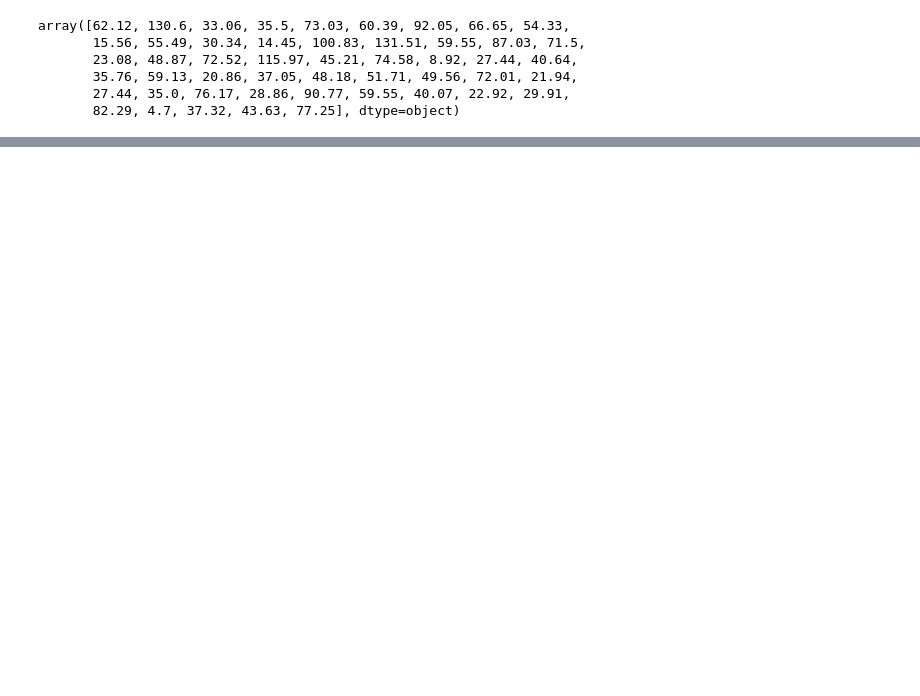
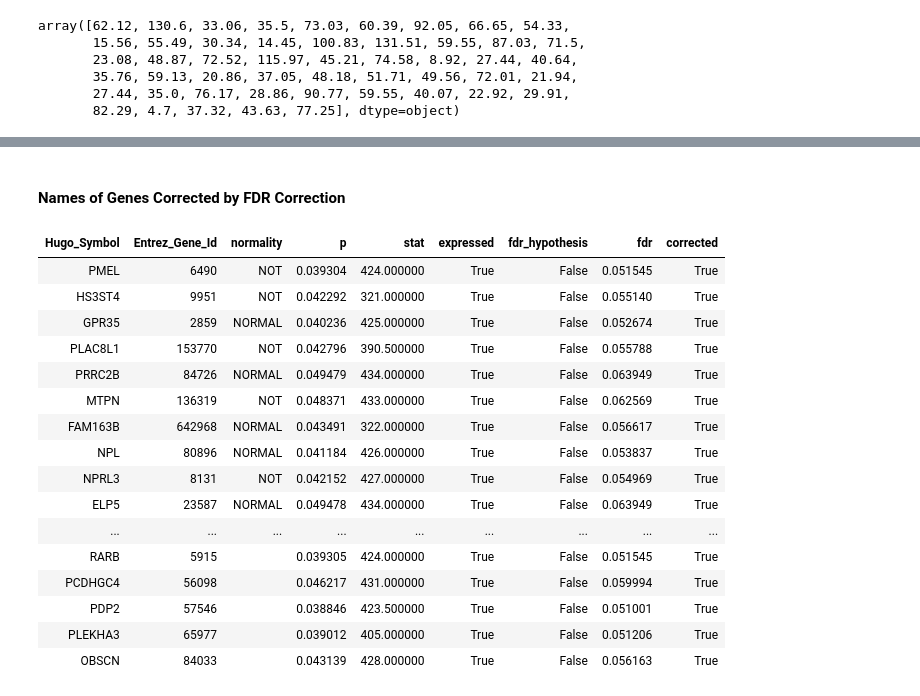
Before and after one commit to FatmaGad25/Bioinformatics_Final_project, a Jupyter notebook: final-I.ipynb, the cells around one changed output, grey strips where cells are left out. Drawn from its saved outputs; the diff is of its cells as text; code cells hidden in the pictures; blank space fills up the shorter version.

```diff
--- a/final-I.ipynb
+++ b/final-I.ipynb
@@ -306 +269,24 @@ wilcoxon['fdr_hypothesis'] = fdr(p)[0]
+# %% [markdown]
+#### Names of Genes Corrected by FDR Correction
+# %%
+wilcoxon[wilcoxon['corrected'] == 'True'].style.hide_index()
+# wilcoxon[wilcoxon['corrected'] == 'True']['Hugo_Symbol']
+# %% [output]
+| Hugo_Symbol | Entrez_Gene_Id | normality | p | stat | expressed | fdr_hypothesis | fdr | corrected |
+| PMEL | 6490 | NOT | 0.039304 | 424.000000 | True | False | 0.051545 | True |
+| HS3ST4 | 9951 | NOT | 0.042292 | 321.000000 | True | False | 0.055140 | True |
+| GPR35 | 2859 | NORMAL | 0.040236 | 425.000000 | True | False | 0.052674 | True |
+| PLAC8L1 | 153770 | NOT | 0.042796 | 390.500000 | True | False | 0.055788 | True |
+| PRRC2B | 84726 | NORMAL | 0.049479 | 434.000000 | True | False | 0.063949 | True |
+| MTPN | 136319 | NOT | 0.048371 | 433.000000 | True | False | 0.062569 | True |
+| FAM163B | 642968 | NORMAL | 0.043491 | 322.000000 | True | False | 0.056617 | True |
+| NPL | 80896 | NORMAL | 0.041184 | 426.000000 | True | False | 0.053837 | True |
+| NPRL3 | 8131 | NOT | 0.042152 | 427.000000 | True | False | 0.054969 | True |
+| ELP5 | 23587 | NORMAL | 0.049478 | 434.000000 | True | False | 0.063949 | True |
+| ... | ... | ... | ... | ... | ... | ... | ... | ... |
+| RARB | 5915 |  | 0.039305 | 424.000000 | True | False | 0.051545 | True |
+| PCDHGC4 | 56098 |  | 0.046217 | 431.000000 | True | False | 0.059994 | True |
+| PDP2 | 57546 |  | 0.038846 | 423.500000 | True | False | 0.051001 | True |
+| PLEKHA3 | 65977 |  | 0.039012 | 405.000000 | True | False | 0.051206 | True |
+| OBSCN | 84033 |  | 0.043139 | 428.000000 | True | False | 0.056163 | True |
 # %% [markdown]
```
Also changed, not shown: parts of 42 cells of this notebook, 6 other files.
